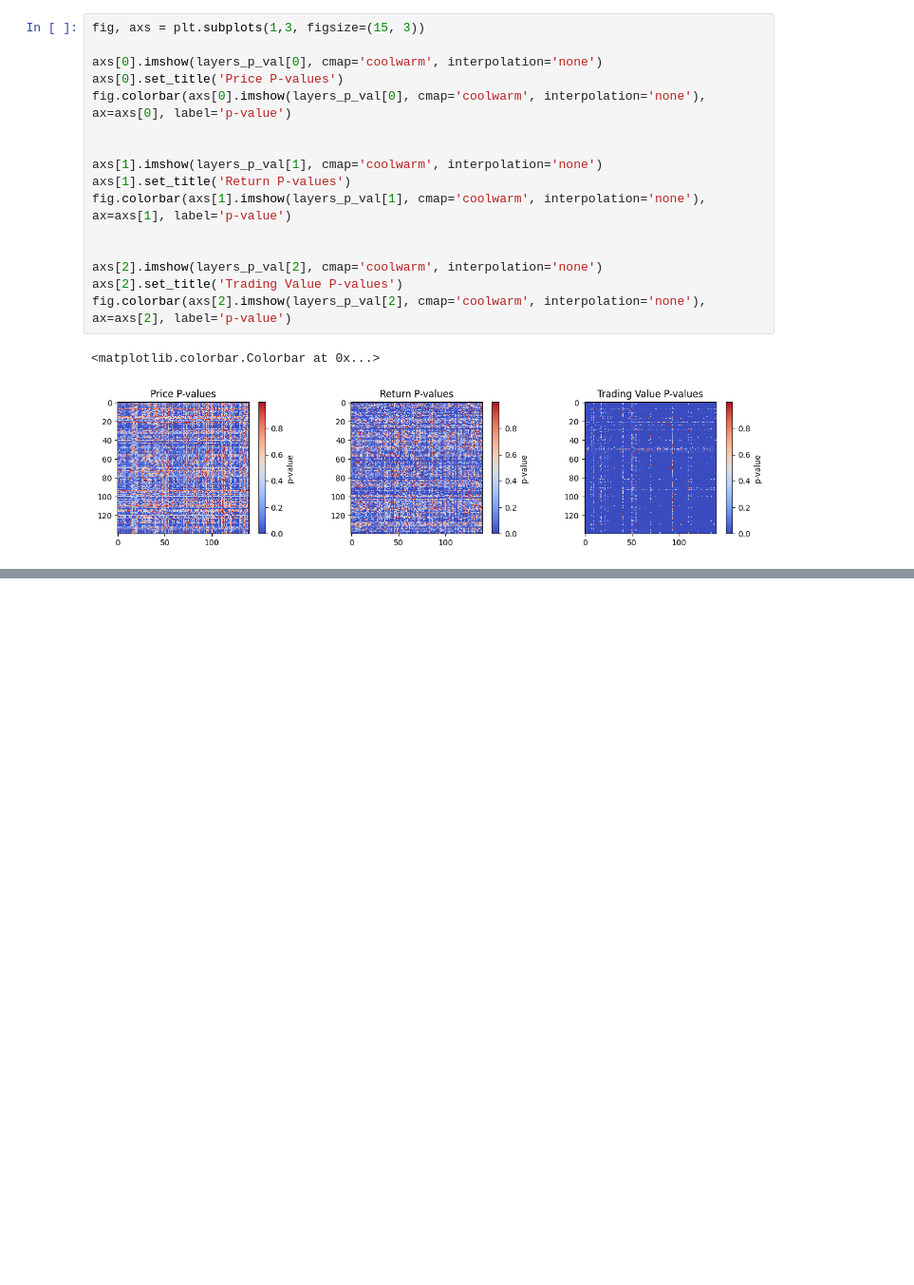
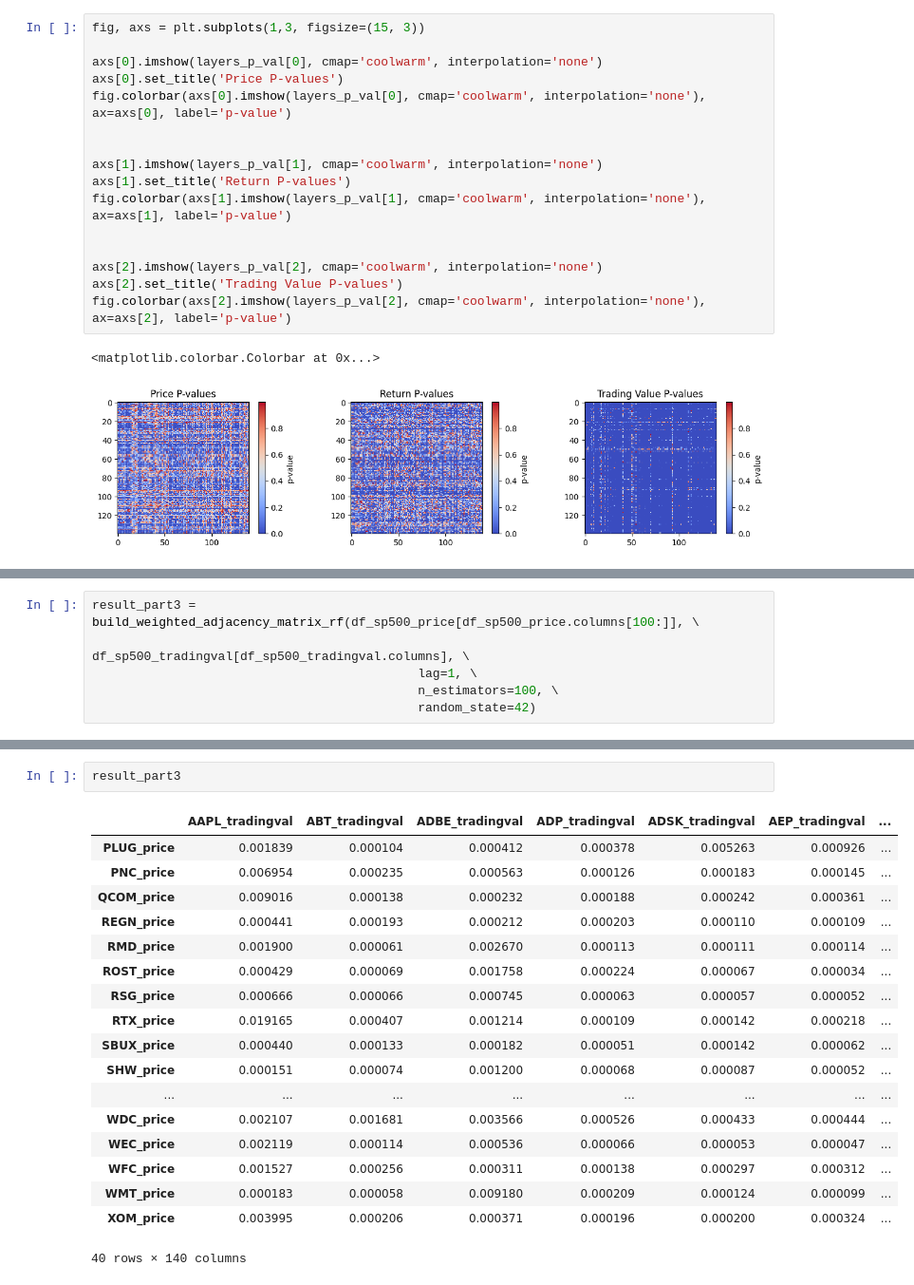
Before and after one commit to mahdikohan/complexityEconomics, a Jupyter notebook: Multilayer network market/Multilayer_spillover_with_ML.ipynb, the cells around one changed output, grey strips where cells are left out. Shown: that part at 95% size. Cells and saved outputs as stored; diff of their text form; blank space fills up the shorter version.

```diff
--- a/Multilayer network market/Multilayer_spillover_with_ML.ipynb
+++ b/Multilayer network market/Multilayer_spillover_with_ML.ipynb
@@ -236,0 +330,6 @@ print(temp)
+# %%
+result_part3 = build_weighted_adjacency_matrix_rf(df_sp500_price[df_sp500_price.columns[100:]], \
+                                            df_sp500_tradingval[df_sp500_tradingval.columns], \
+                                            lag=1, \
+                                            n_estimators=100, \
+                                            random_state=42)
@@ -236,0 +360,21 @@ print(temp)
+# %%
+result_part3
+# %% [output]
+|  | AAPL_tradingval | ABT_tradingval | ADBE_tradingval | ADP_tradingval | ADSK_tradingval | AEP_tradingval | ... |
+| PLUG_price | 0.001839 | 0.000104 | 0.000412 | 0.000378 | 0.005263 | 0.000926 | ... |
+| PNC_price | 0.006954 | 0.000235 | 0.000563 | 0.000126 | 0.000183 | 0.000145 | ... |
+| QCOM_price | 0.009016 | 0.000138 | 0.000232 | 0.000188 | 0.000242 | 0.000361 | ... |
+| REGN_price | 0.000441 | 0.000193 | 0.000212 | 0.000203 | 0.000110 | 0.000109 | ... |
+| RMD_price | 0.001900 | 0.000061 | 0.002670 | 0.000113 | 0.000111 | 0.000114 | ... |
+| ROST_price | 0.000429 | 0.000069 | 0.001758 | 0.000224 | 0.000067 | 0.000034 | ... |
+| RSG_price | 0.000666 | 0.000066 | 0.000745 | 0.000063 | 0.000057 | 0.000052 | ... |
+| RTX_price | 0.019165 | 0.000407 | 0.001214 | 0.000109 | 0.000142 | 0.000218 | ... |
+| SBUX_price | 0.000440 | 0.000133 | 0.000182 | 0.000051 | 0.000142 | 0.000062 | ... |
+| SHW_price | 0.000151 | 0.000074 | 0.001200 | 0.000068 | 0.000087 | 0.000052 | ... |
+| ... | ... | ... | ... | ... | ... | ... | ... |
+| WDC_price | 0.002107 | 0.001681 | 0.003566 | 0.000526 | 0.000433 | 0.000444 | ... |
+| WEC_price | 0.002119 | 0.000114 | 0.000536 | 0.000066 | 0.000053 | 0.000047 | ... |
+| WFC_price | 0.001527 | 0.000256 | 0.000311 | 0.000138 | 0.000297 | 0.000312 | ... |
+| WMT_price | 0.000183 | 0.000058 | 0.009180 | 0.000209 | 0.000124 | 0.000099 | ... |
+| XOM_price | 0.003995 | 0.000206 | 0.000371 | 0.000196 | 0.000200 | 0.000324 | ... |
+40 rows × 140 columns
```
Also changed, not shown: parts of 16 cells of this notebook.
